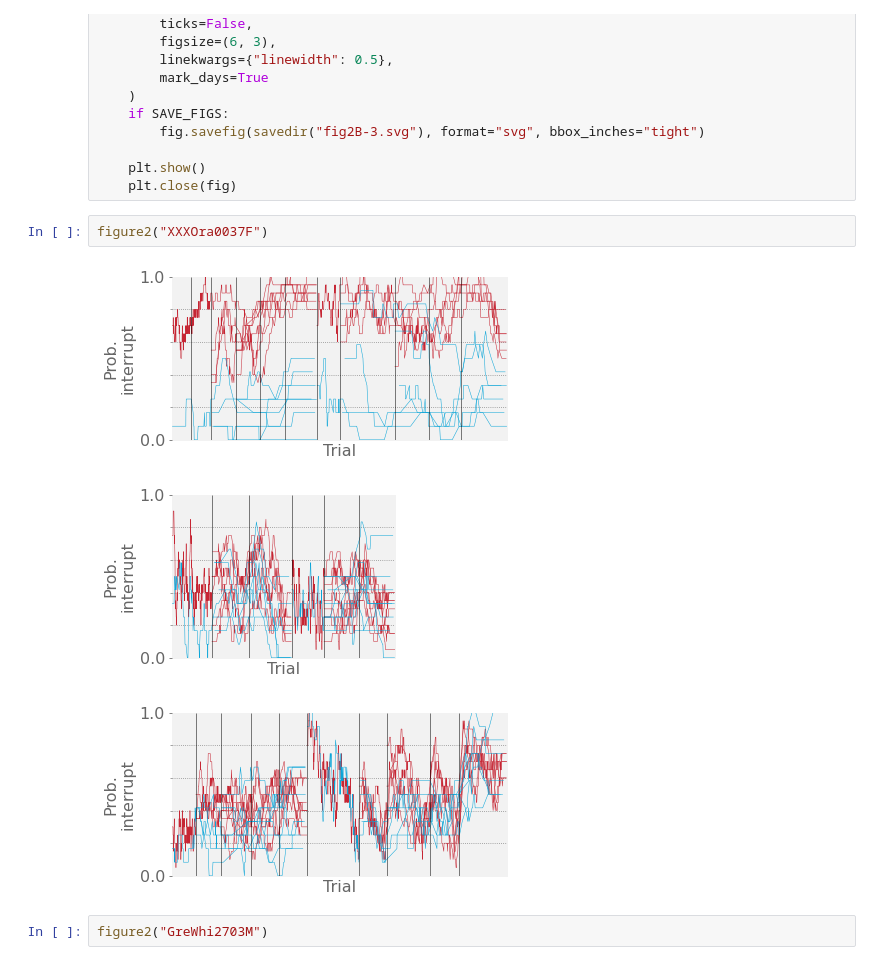
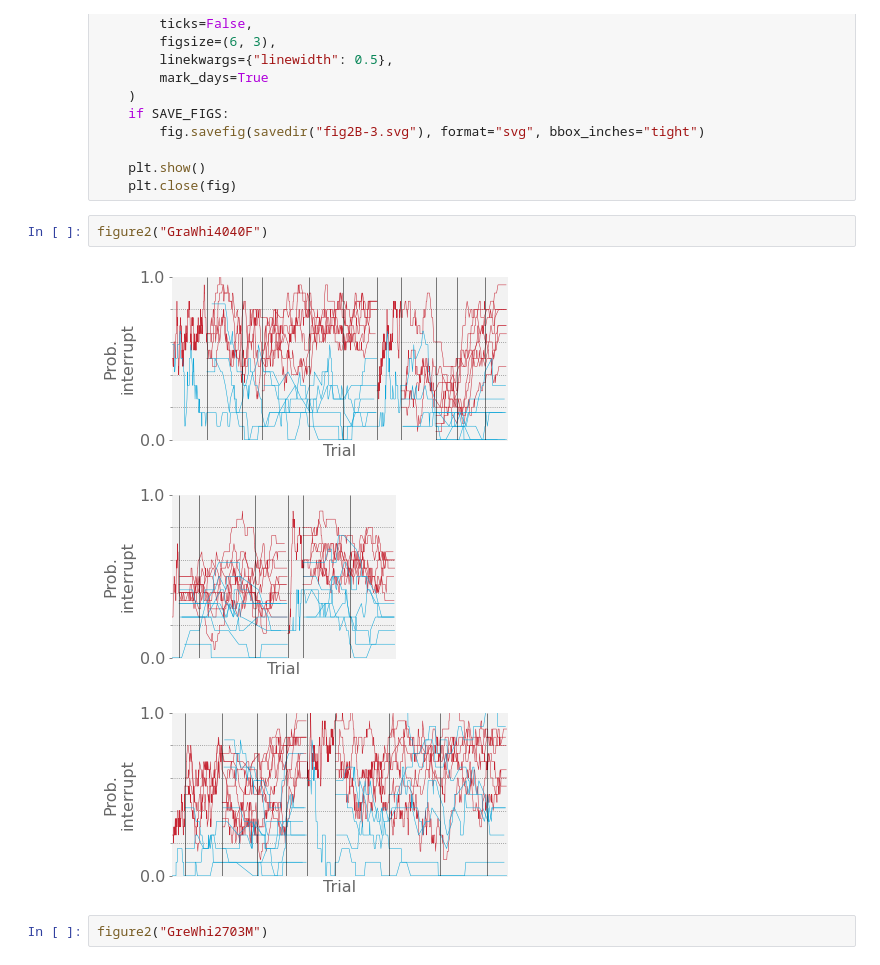
Before and after one commit to theunissenlab/zebra-finch-memory-lesions, a Jupyter notebook: paper_notebooks/1_Main_Analysis.ipynb, the cells around one changed output. Cells and saved outputs as stored; diff of their text form.

```diff
--- a/paper_notebooks/1_Main_Analysis.ipynb
+++ b/paper_notebooks/1_Main_Analysis.ipynb
@@ -299,11 +299,11 @@ def figure2(subject):
     plt.show()
     plt.close(fig)
 # %%
-figure2("XXXOra0037F")
+figure2("GraWhi4040F")
 # %% [output]
-[figure, old version]
+[figure, new version]
-[figure, old version]
+[figure, new version]
-[figure, old version]
+[figure, new version]
 # %%
 figure2("GreWhi2703M")
 # %% [output]
```
Also changed, not shown: parts of 2 cells of this notebook, 1 other file.
